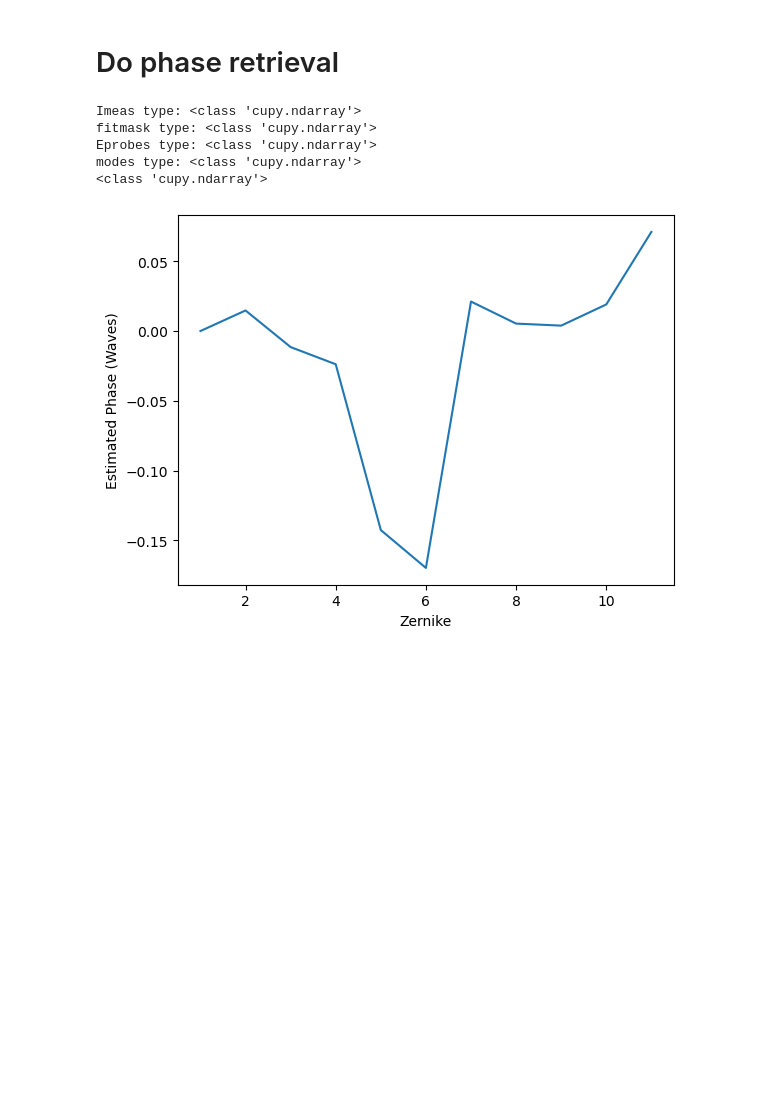
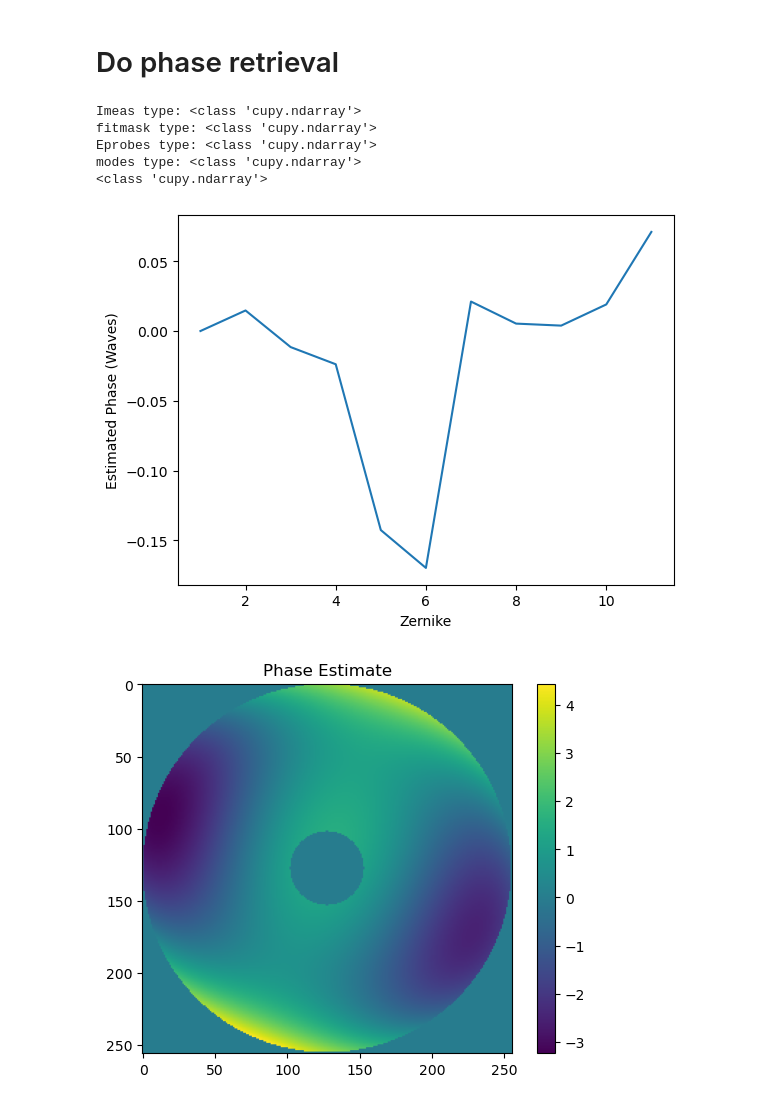
Before and after one commit to yiyanghuang0812/phase_retrieval, a Jupyter notebook: simulation_test.ipynb, the cells around one changed output. Saved outputs shown, nothing was run; the diff lists cells and outputs as text; code cells hidden in the pictures; blank space fills up the shorter version.

```diff
--- a/simulation_test.ipynb
+++ b/simulation_test.ipynb
@@ -100,23 +100,29 @@ print(type(probes))
 # %%
 focal_intensities = image
 zernikes = pp.zernike.arbitrary_basis(pupil, nterms=11, outside=0) # give the bases of the first 11 zernike polynomials inside 'pupil', and set the data outside the mask to be 0
 print("Imeas type:", type(focal_intensities))
 print("fitmask type:", type(pupil))
 print("Eprobes type:", type(probes))
-print("modes type:", type(zernikes))  # 之前已经检查过是 cupy.ndarray
+print("modes type:", type(zernikes))
 phase_retrieval_dict = pr.run_phase_retrieval(Imeas=focal_intensities, fitmask=pupil, Eprobes=probes, modes=zernikes, tol=1e-8, reg=0, wreg=1e3, fit_amp=False)
 print(type(phase_retrieval_dict['fit_params']))
 estimated_coeffs = phase_retrieval_dict['fit_params'] # returns in units of radians
 
 plt.figure()
 plt.plot(np.arange(11) + 1, estimated_coeffs.get() / 2 / np.pi)
 plt.xlabel("Zernike")
 plt.ylabel("Estimated Phase (Waves)")
 plt.show()
+
+plt.imshow(phase_retrieval_dict['phase_est'].get())
+plt.colorbar()
+plt.title('Phase Estimate')
+plt.show()
 # %% [output]
 Imeas type: <class 'cupy.ndarray'>
 fitmask type: <class 'cupy.ndarray'>
 Eprobes type: <class 'cupy.ndarray'>
 modes type: <class 'cupy.ndarray'>
 <class 'cupy.ndarray'>
 [figure]
+[figure, added]
```
Also changed, not shown: parts of 2 cells of this notebook.
